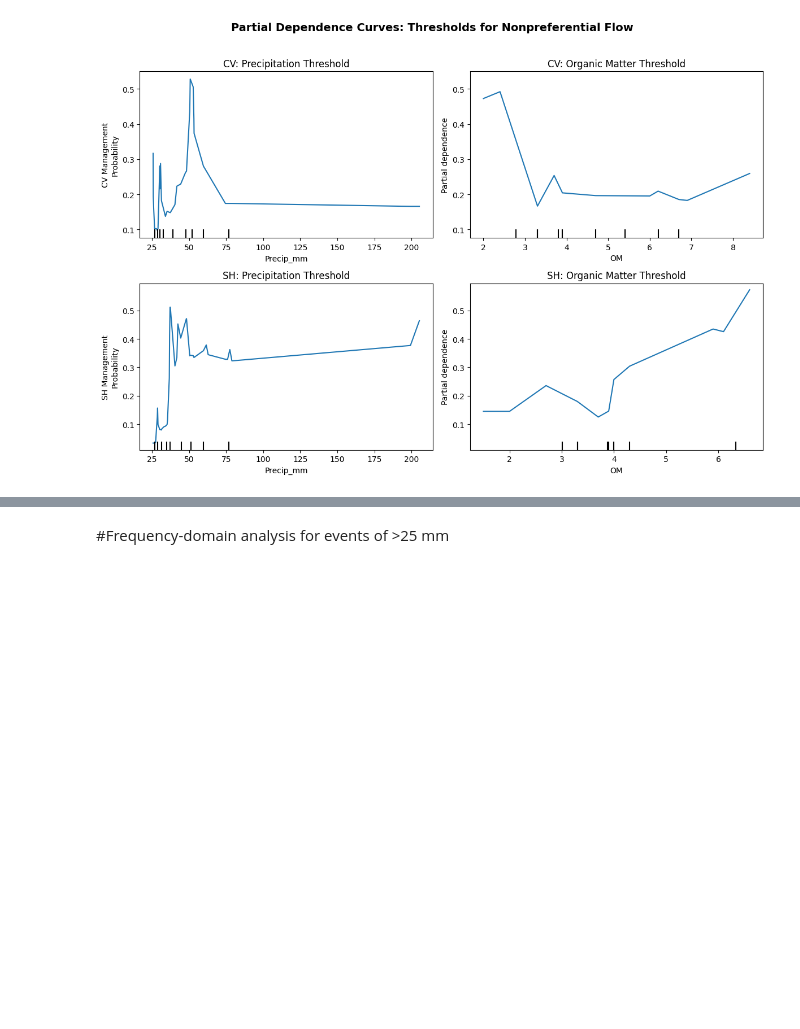
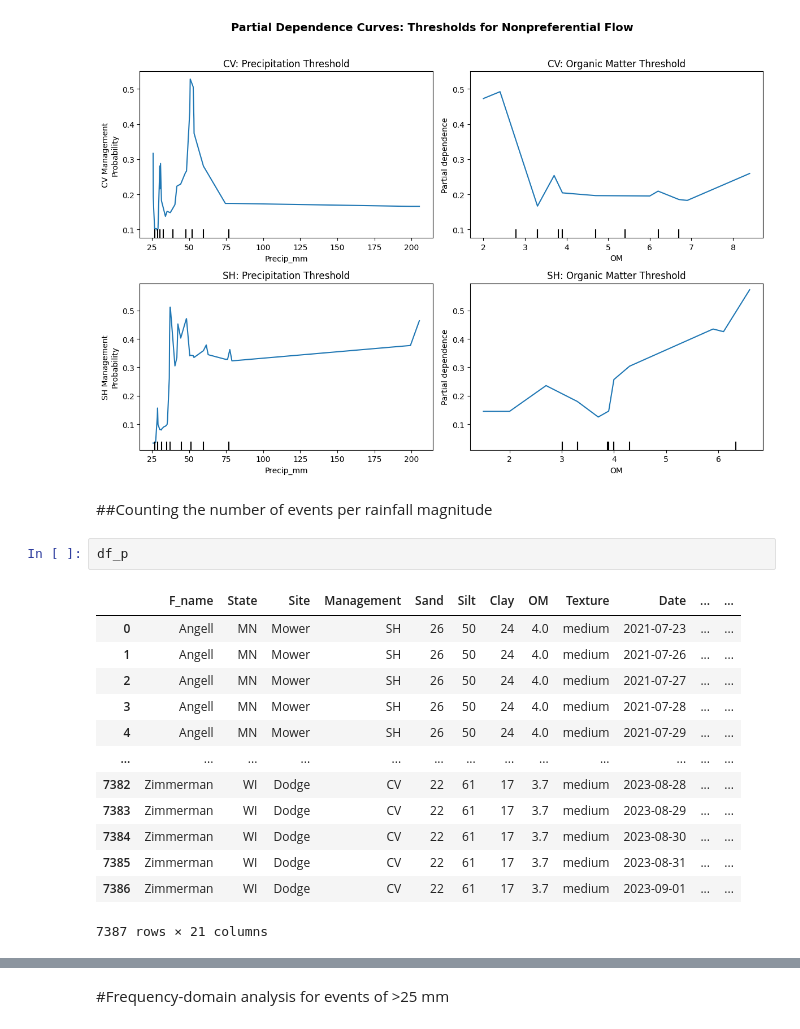
Before and after one commit to alicedambroz/Preferential-Flow, a Jupyter notebook: Preferential_flow.ipynb, the cells around one changed output, grey strips where cells are left out. Saved outputs shown, nothing was run; the diff lists cells and outputs as text; blank space fills up the shorter version.

```diff
--- a/Preferential_flow.ipynb
+++ b/Preferential_flow.ipynb
@@ -1197,3 +1197,21 @@ plt.tight_layout()
 plt.show()
 # %% [output]
 [figure]
+# %% [markdown]
+##Counting the number of events per rainfall magnitude
+# %%
+df_p
+# %% [output]
+|  | F_name | State | Site | Management | Sand | Silt | Clay | OM | Texture | Date | ... | ... |
+| 0 | Angell | MN | Mower | SH | 26 | 50 | 24 | 4.0 | medium | 2021-07-23 | ... | ... |
+| 1 | Angell | MN | Mower | SH | 26 | 50 | 24 | 4.0 | medium | 2021-07-26 | ... | ... |
+| 2 | Angell | MN | Mower | SH | 26 | 50 | 24 | 4.0 | medium | 2021-07-27 | ... | ... |
+| 3 | Angell | MN | Mower | SH | 26 | 50 | 24 | 4.0 | medium | 2021-07-28 | ... | ... |
+| 4 | Angell | MN | Mower | SH | 26 | 50 | 24 | 4.0 | medium | 2021-07-29 | ... | ... |
+| ... | ... | ... | ... | ... | ... | ... | ... | ... | ... | ... | ... | ... |
+| 7382 | Zimmerman | WI | Dodge | CV | 22 | 61 | 17 | 3.7 | medium | 2023-08-28 | ... | ... |
+| 7383 | Zimmerman | WI | Dodge | CV | 22 | 61 | 17 | 3.7 | medium | 2023-08-29 | ... | ... |
+| 7384 | Zimmerman | WI | Dodge | CV | 22 | 61 | 17 | 3.7 | medium | 2023-08-30 | ... | ... |
+| 7385 | Zimmerman | WI | Dodge | CV | 22 | 61 | 17 | 3.7 | medium | 2023-08-31 | ... | ... |
+| 7386 | Zimmerman | WI | Dodge | CV | 22 | 61 | 17 | 3.7 | medium | 2023-09-01 | ... | ... |
+7387 rows × 21 columns
```
Also changed, not shown: parts of 1 cell of this notebook.
